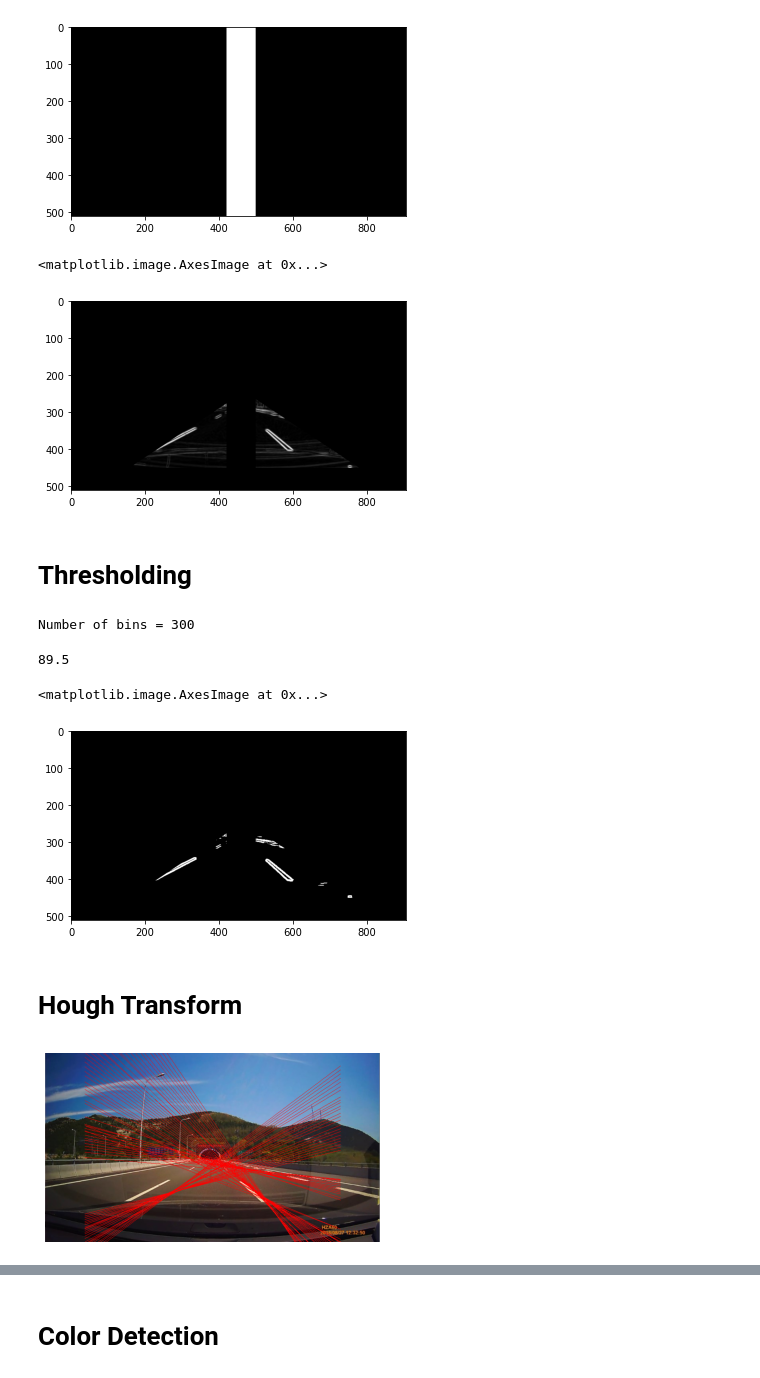
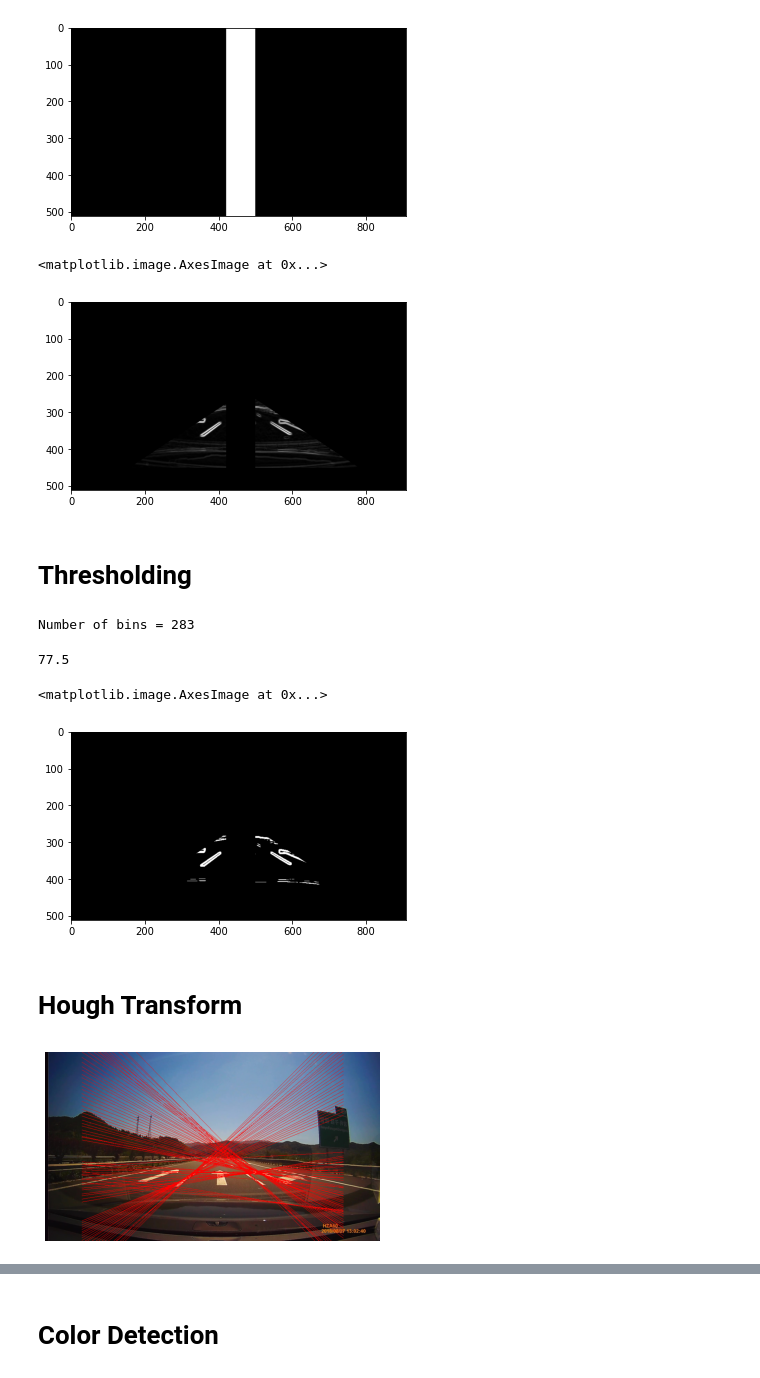
Before and after one commit to Beepbloop/lane_detection, a Jupyter notebook: EntireProcess.ipynb, the cells around one changed output, grey strips where cells are left out. Saved outputs shown, nothing was run; the diff lists cells and outputs as text; code cells hidden in the pictures.

```diff
--- a/EntireProcess.ipynb
+++ b/EntireProcess.ipynb
@@ -15,7 +15,7 @@ from Visualization import *
 # %% [markdown]
 # Load Image
 # %%
-pil_im = Image.open("lane_sample1.jpeg")
+pil_im = Image.open("sample6.jpg")
 org = np.array(pil_im)
 orig_img = org.copy()
 # %%
@@ -92,31 +92,31 @@ croped = reverse_apply_mask(croped, mask)
 plt.imshow(croped,cmap='gray')
 # %% [output]
 <matplotlib.image.AxesImage at 0x...>
-[figure, old version]
+[figure, new version]
 # %% [markdown]
 # Thresholding
 # %%
 t = otsu_threshold(croped)
 t
 # %% [output]
-Number of bins = 300
+Number of bins = 283
-89.5
+77.5
 # %%
 threshed = apply_threshold(croped, t)
 plt.imshow(threshed,cmap='gray')
 # %% [output]
 <matplotlib.image.AxesImage at 0x...>
-[figure, old version]
+[figure, new version]
 # %% [markdown]
 # Hough Transform
 # %%
 hough_space, point_stack = hough_lines(threshed, 50)
 
-orig_line, gradients, line_info = draw_point_stack(org, point_stack)
+orig_line, gradients, line_info = draw_point_stack(resized, point_stack)
 
 plt.imshow(orig_line)
 plt.axis('off')
 plt.show()
 # %% [output]
-[figure, old version]
+[figure, new version]
 # %% [markdown]
```
Also changed, not shown: parts of 17 cells of this notebook, 2 other files.
